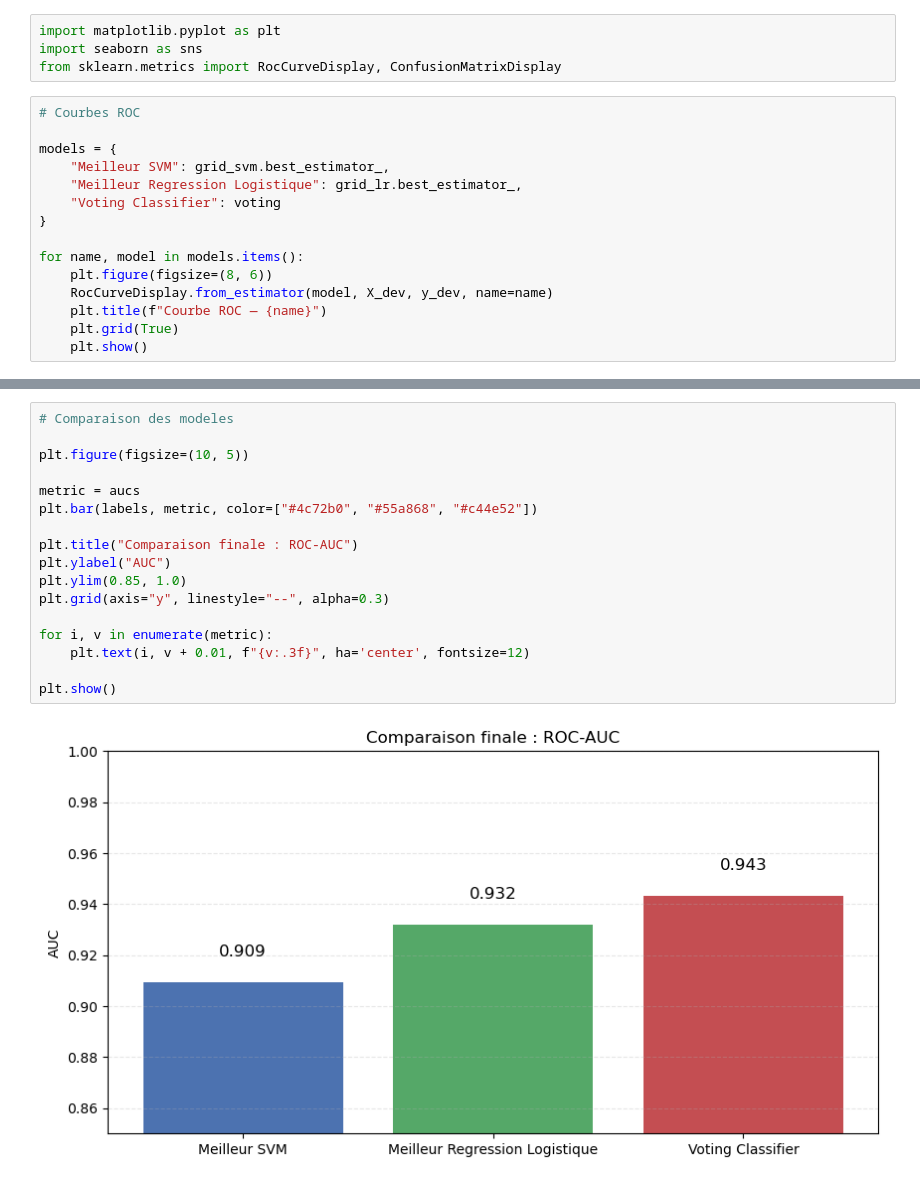
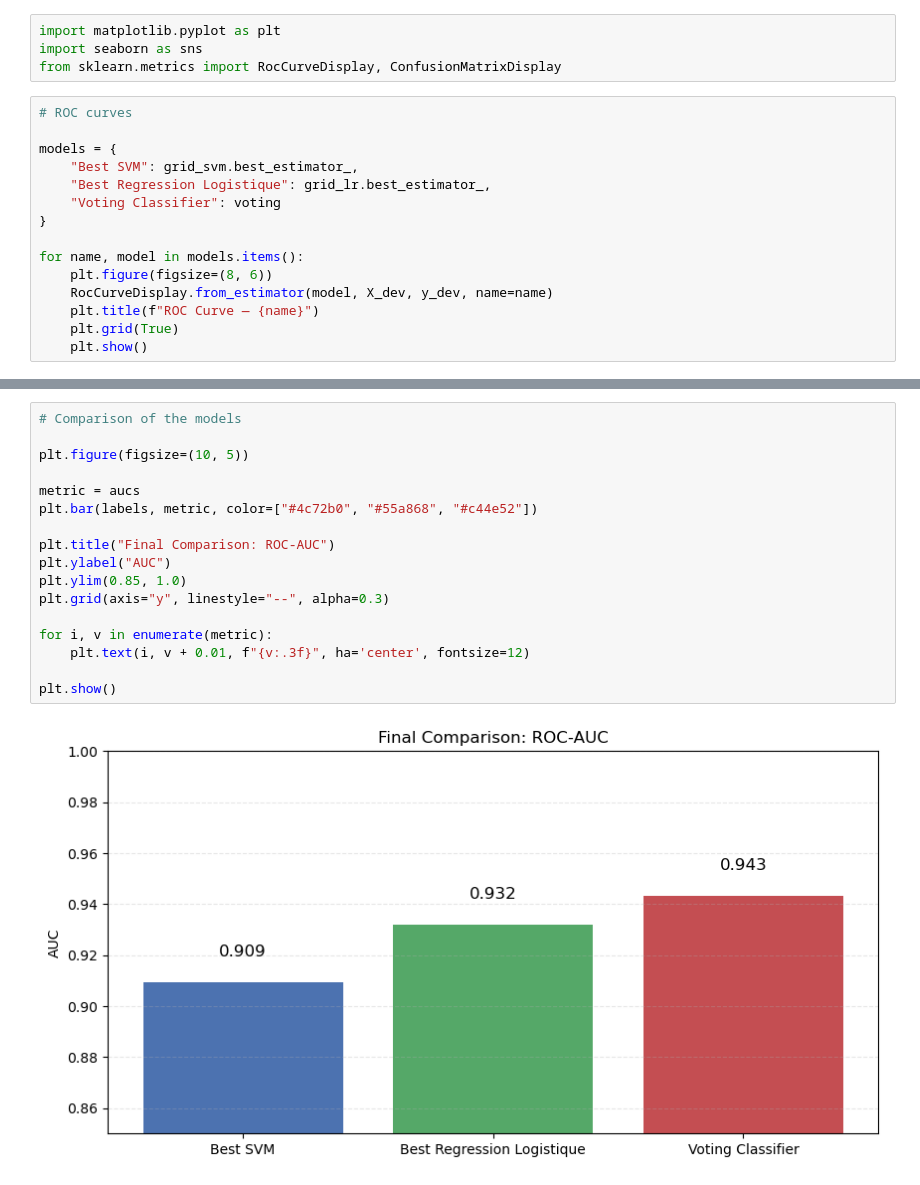
Before and after one commit to Yarakass/deepfake-audio-project, a Jupyter notebook: notebooks/Nora_step2.ipynb, the cells around one changed output, grey strips where cells are left out. Saved outputs shown, nothing was run; the diff lists cells and outputs as text.

```diff
--- a/notebooks/Nora_step2.ipynb
+++ b/notebooks/Nora_step2.ipynb
@@ -145,18 +145,18 @@ import matplotlib.pyplot as plt
 import seaborn as sns
 from sklearn.metrics import RocCurveDisplay, ConfusionMatrixDisplay
 # %%
-# Courbes ROC
+# ROC curves
 
 models = {
-    "Meilleur SVM": grid_svm.best_estimator_,
-    "Meilleur Regression Logistique": grid_lr.best_estimator_,
+    "Best SVM": grid_svm.best_estimator_,
+    "Best Regression Logistique": grid_lr.best_estimator_,
     "Voting Classifier": voting
 }
 
 for name, model in models.items():
     plt.figure(figsize=(8, 6))
     RocCurveDisplay.from_estimator(model, X_dev, y_dev, name=name)
-    plt.title(f"Courbe ROC — {name}")
+    plt.title(f"ROC Curve — {name}")
     plt.grid(True)
     plt.show()
 # %% [output]
@@ -221,19 +220,19 @@ plt.show()
 # %%
-# Comparaison des modeles
+# Comparison of the models
 
 plt.figure(figsize=(10, 5))
 
 metric = aucs
 plt.bar(labels, metric, color=["#4c72b0", "#55a868", "#c44e52"])
 
-plt.title("Comparaison finale : ROC-AUC")
+plt.title("Final Comparison: ROC-AUC")
 plt.ylabel("AUC")
 plt.ylim(0.85, 1.0)
 plt.grid(axis="y", linestyle="--", alpha=0.3)
 
 for i, v in enumerate(metric):
     plt.text(i, v + 0.01, f"{v:.3f}", ha='center', fontsize=12)
 
 plt.show()
 # %% [output]
-[figure, old version]
+[figure, new version]
```
Also changed, not shown: parts of 9 cells of this notebook.
